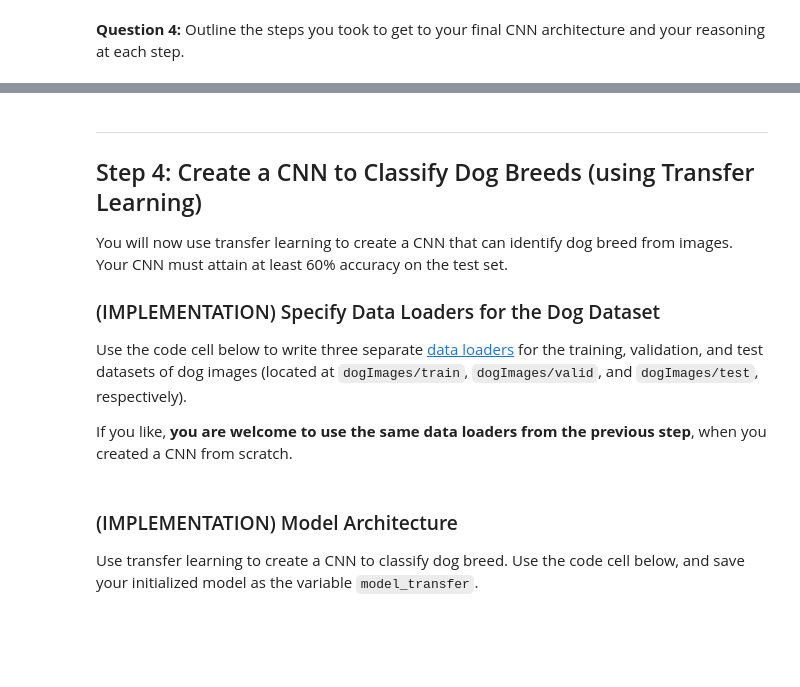
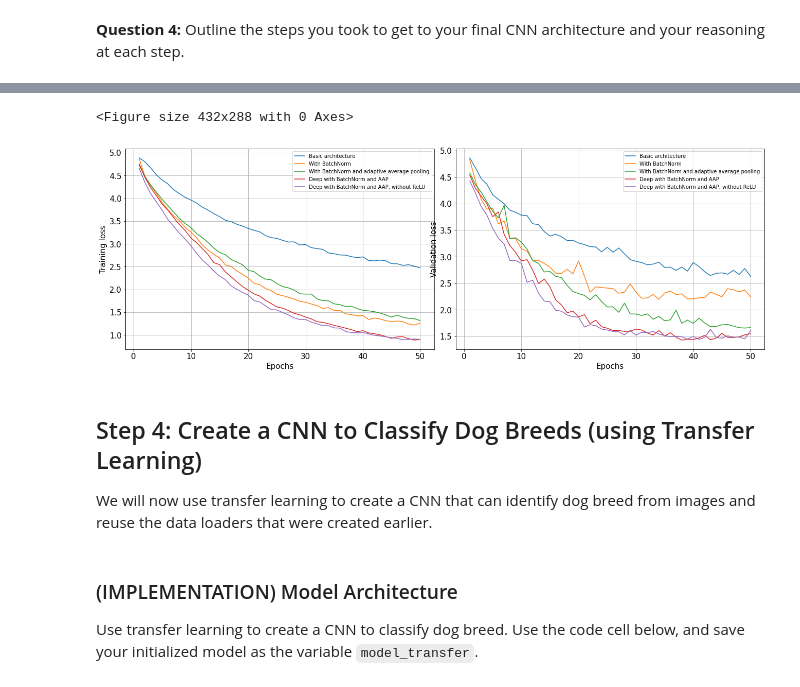
Before and after one commit to mironable/dog-breed-classification, a Jupyter notebook: dog_app.ipynb, the cells around one changed output, grey strips where cells are left out. Cells and saved outputs as stored; diff of their text form; code cells hidden in the pictures; blank space fills up the shorter version.

Commit message:
feat: add network architectures

```diff
--- a/dog_app.ipynb
+++ b/dog_app.ipynb
@@ -1141,14 +1314,47 @@ Aiming at better generalisation, we use adaptive average pooling by specifying t
+# %%
+import matplotlib.pyplot as plt
+%matplotlib inline
+import seaborn as sns
+
+epochs = range(1,51)
+
+plt.figure()
+f, (ax1, ax2) = plt.subplots(1, 2, figsize=(18, 6))
+f.tight_layout()
+fsize = 15
+
+ax1.plot(epochs, train_loss_list_scratch, label='Basic architecture')
+ax1.plot(epochs, train_loss_list_batch_norm, label='With BatchNorm')
+ax1.plot(epochs, train_loss_list_batch_norm_aap, label='With BatchNorm and adaptive average pooling')
+ax1.plot(epochs, train_loss_list_batch_norm_aap_deep, label='Deep with BatchNorm and AAP')
+ax1.plot(epochs, train_loss_list_batch_norm_aap_deep_no_relu, label='Deep with BatchNorm and AAP, without ReLU')
+ax1.set_xlabel('Epochs', fontsize = fsize)
+ax1.set_ylabel('Training loss', fontsize = fsize)
+ax1.legend()
+ax1.tick_params(labelsize = fsize)
+ax1.grid()
+ax1.legend(fontsize = 10)
+
+ax2.plot(epochs, valid_loss_list_scratch, label='Basic architecture')
+ax2.plot(epochs, valid_loss_batch_norm, label='With BatchNorm')
+ax2.plot(epochs, valid_loss_batch_norm_aap, label='With BatchNorm and adaptive average pooling')
+ax2.plot(epochs, valid_loss_batch_norm_aap_deep, label='Deep with BatchNorm and AAP')
+ax2.plot(epochs, valid_loss_batch_norm_aap_deep_no_relu, label='Deep with BatchNorm and AAP, without ReLU')
+ax2.set_xlabel('Epochs', fontsize = fsize)
+ax2.set_ylabel('Validation loss', fontsize = fsize)
+ax2.legend()
+ax2.tick_params(labelsize = fsize)
+ax2.grid()
+ax2.legend(fontsize = 10)
+
+plt.savefig('Network_architectures.png', bbox_inches='tight', orientation='landscape', dpi=300)
+# %% [output]
+<Figure size 432x288 with 0 Axes>
+[figure, added]
 # %% [markdown]
----
 <a id='step4'></a>
 ## Step 4: Create a CNN to Classify Dog Breeds (using Transfer Learning)
 
-You will now use transfer learning to create a CNN that can identify dog breed from images.  Your CNN must attain at least 60% accuracy on the test set.
-
-### (IMPLEMENTATION) Specify Data Loaders for the Dog Dataset
-
-Use the code cell below to write three separate [data loaders](http://pytorch.org/docs/master/data.html#torch.utils.data.DataLoader) for the training, validation, and test datasets of dog images (located at `dogImages/train`, `dogImages/valid`, and `dogImages/test`, respectively).
-
-If you like, **you are welcome to use the same data loaders from the previous step**, when you created a CNN from scratch.
+We will now use transfer learning to create a CNN that can identify dog breed from images and reuse the data loaders that were created earlier.
 # %%
 ## TODO: Specify data loaders
```
Also changed, not shown: parts of 9 cells of this notebook, 1 other file.
